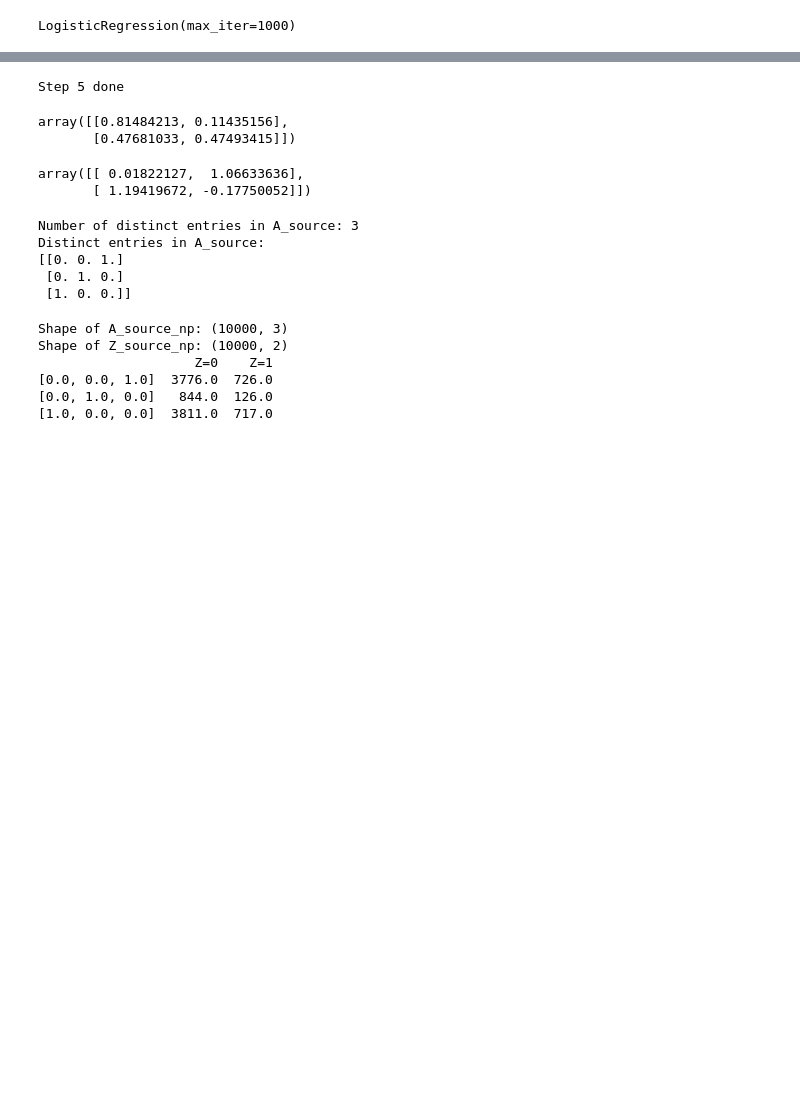
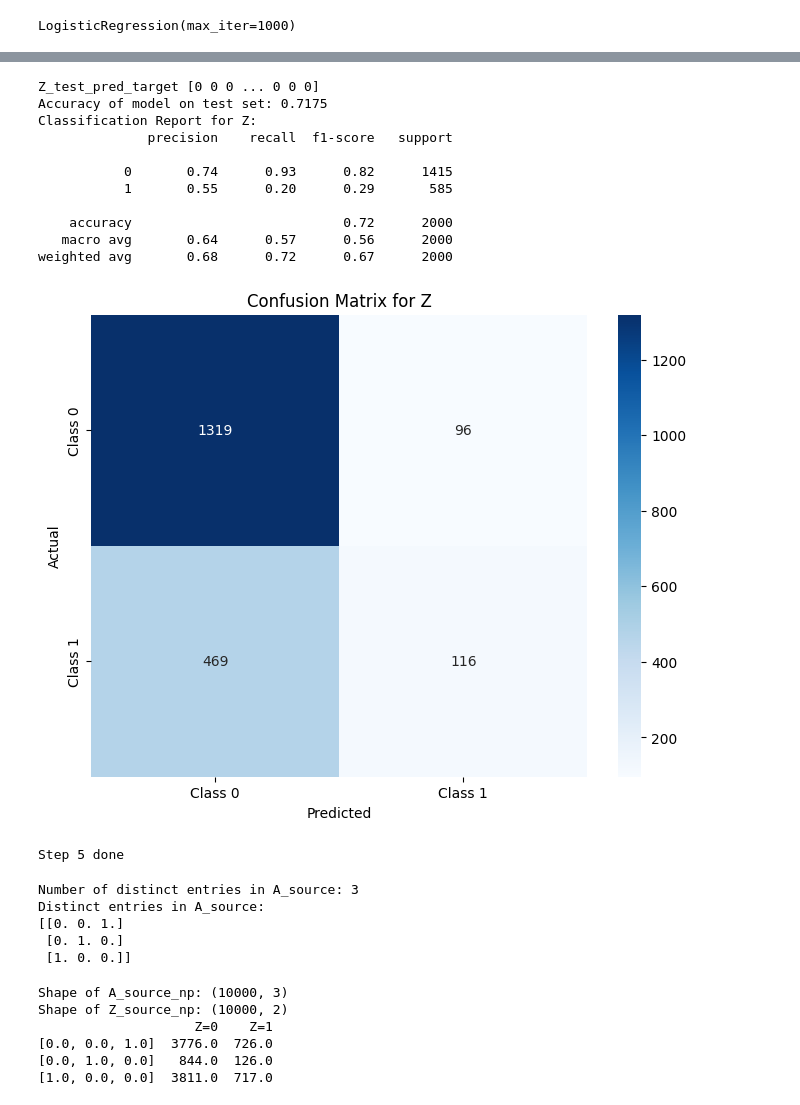
Before and after one commit to RickCollins/nnmfcausal, a Jupyter notebook: step1_testing.ipynb, the cells around one changed output, grey strips where cells are left out. Saved outputs shown, nothing was run; the diff lists cells and outputs as text; code cells hidden in the pictures; blank space fills up the shorter version.

```diff
--- a/step1_testing.ipynb
+++ b/step1_testing.ipynb
@@ -1109,14 +1130,44 @@ plt.show()
+# %%
+Z_test_pred_target = model_q_Z.predict(A_test_target)
+print("Z_test_pred_target",Z_test_pred_target)
+
+Z_test_true_target = Z_test_target
+
+# Convert the list of tensors to a list of binary labels
+binary_labels_target_Z_test = [tensor_to_binary(t) for t in Z_test_target]
+
+# Convert to numpy array (optional)
+binary_labels_target_array_Z_test = np.array(binary_labels_target_Z_test)
+
+accuracy_Z_test_target = np.mean(Z_test_pred_target == binary_labels_target_array_Z_test)
+if debug:
+    print(f"Accuracy of model on test set: {accuracy_Z_test_target:.4f}")
+
+cm_z_target_test = confusion_matrix(binary_labels_target_array_Z_test, model_q_Z.predict(A_test_target))
+if debug:
+    print("Classification Report for Z:")
+    print(classification_report(binary_labels_target_array_Z_test, model_q_Z.predict(A_test_target)))
+
+    plt.figure(figsize=(8, 6))
+    sns.heatmap(cm_z_target_test, annot=True, fmt='d', cmap='Blues', xticklabels=['Class 0', 'Class 1'], yticklabels=['Class 0', 'Class 1'])
+    plt.xlabel('Predicted')
+    plt.ylabel('Actual')
+    plt.title('Confusion Matrix for Z')
+    plt.show()
+# %% [output]
+Z_test_pred_target [0 0 0 ... 0 0 0]
+Accuracy of model on test set: 0.7175
+Classification Report for Z:
+              precision    recall  f1-score   support
+
+           0       0.74      0.93      0.82      1415
+           1       0.55      0.20      0.29       585
+
+    accuracy                           0.72      2000
+   macro avg       0.64      0.57      0.56      2000
+weighted avg       0.68      0.72      0.67      2000
+[figure, added]
 # %%
 print("Step 5 done")
 # %% [output]
 Step 5 done
-# %%
-p_Y_given_epsilon
-# %% [output]
-array([[0.81484213, 0.11435156],
-       [0.47681033, 0.47493415]])
-# %%
-q_epsilon_given_Z_and_A
-# %% [output]
-array([[ 0.01822127,  1.06633636],
-       [ 1.19419672, -0.17750052]])
```
Also changed, not shown: parts of 71 cells of this notebook, 3 other files.
